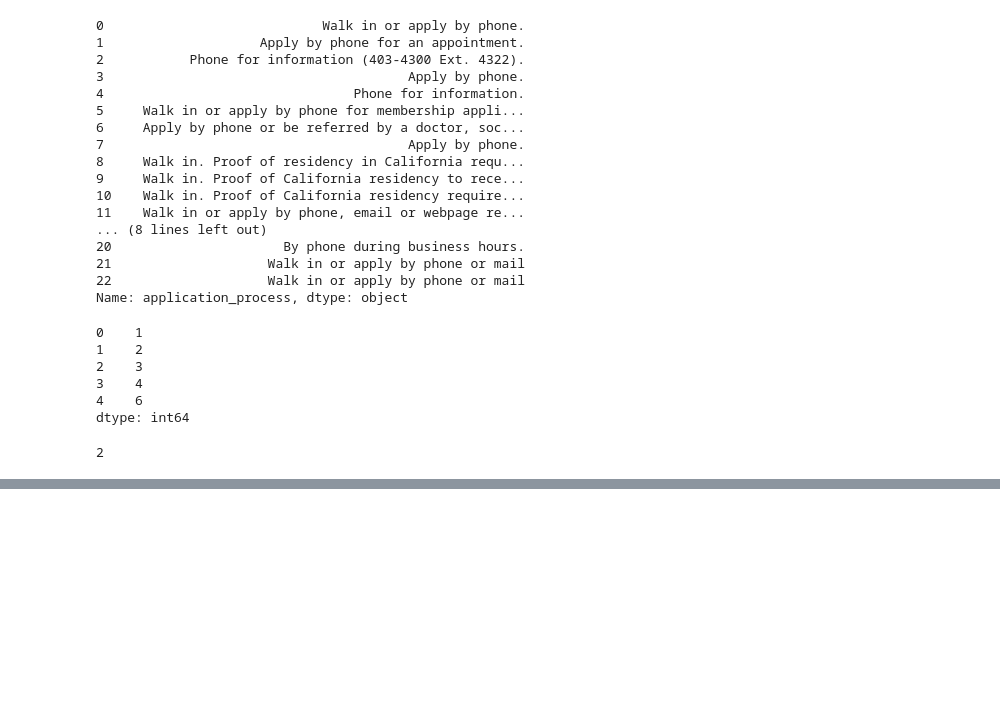
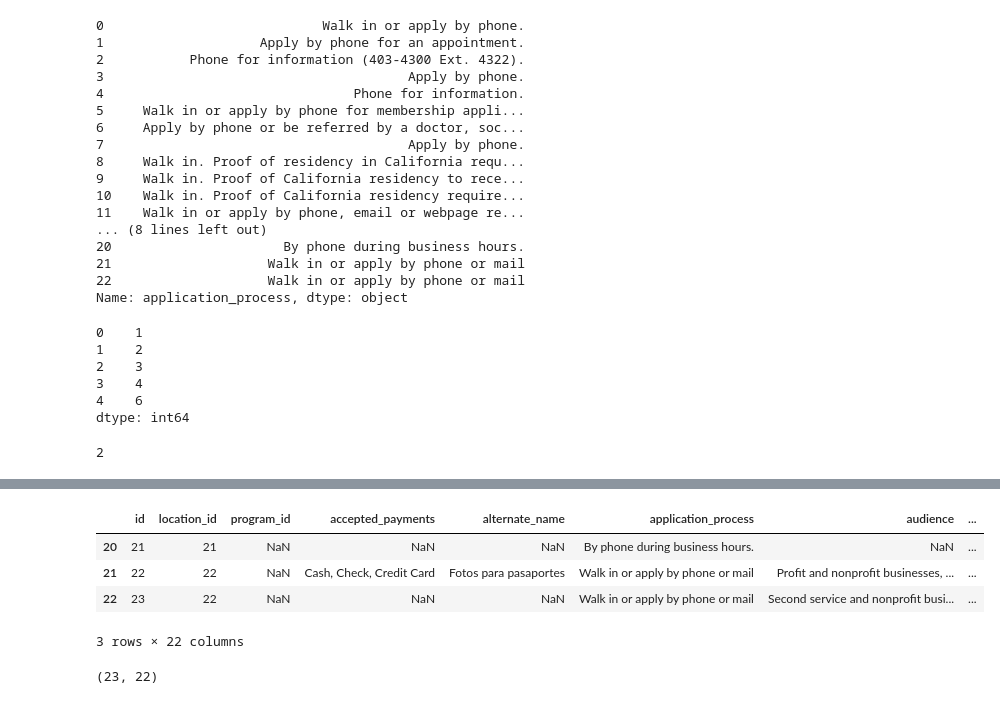
Before and after one commit to MuthuswamyNadar/Python-DSA, a Jupyter notebook: Python(pandas)/Pandas_basics.ipynb, the cells around one changed output, grey strips where cells are left out. Saved outputs shown, nothing was run; the diff lists cells and outputs as text; code cells hidden in the pictures; blank space fills up the shorter version.

```diff
--- a/Python(pandas)/Pandas_basics.ipynb
+++ b/Python(pandas)/Pandas_basics.ipynb
@@ -234,0 +262,12 @@ list
+# %%
+df.tail(3)
+# %% [output]
+|  | id | location_id | program_id | accepted_payments | alternate_name | application_process | audience | ... |
+| 20 | 21 | 21 | NaN | NaN | NaN | By phone during business hours. | NaN | ... |
+| 21 | 22 | 22 | NaN | Cash, Check, Credit Card | Fotos para pasaportes | Walk in or apply by phone or mail | Profit and nonprofit businesses, ... | ... |
+| 22 | 23 | 22 | NaN | NaN | NaN | Walk in or apply by phone or mail | Second service and nonprofit busi... | ... |
+3 rows × 22 columns
+# %%
+df.shape
+# %% [output]
+(23, 22)
```
Also changed, not shown: parts of 11 cells of this notebook.
